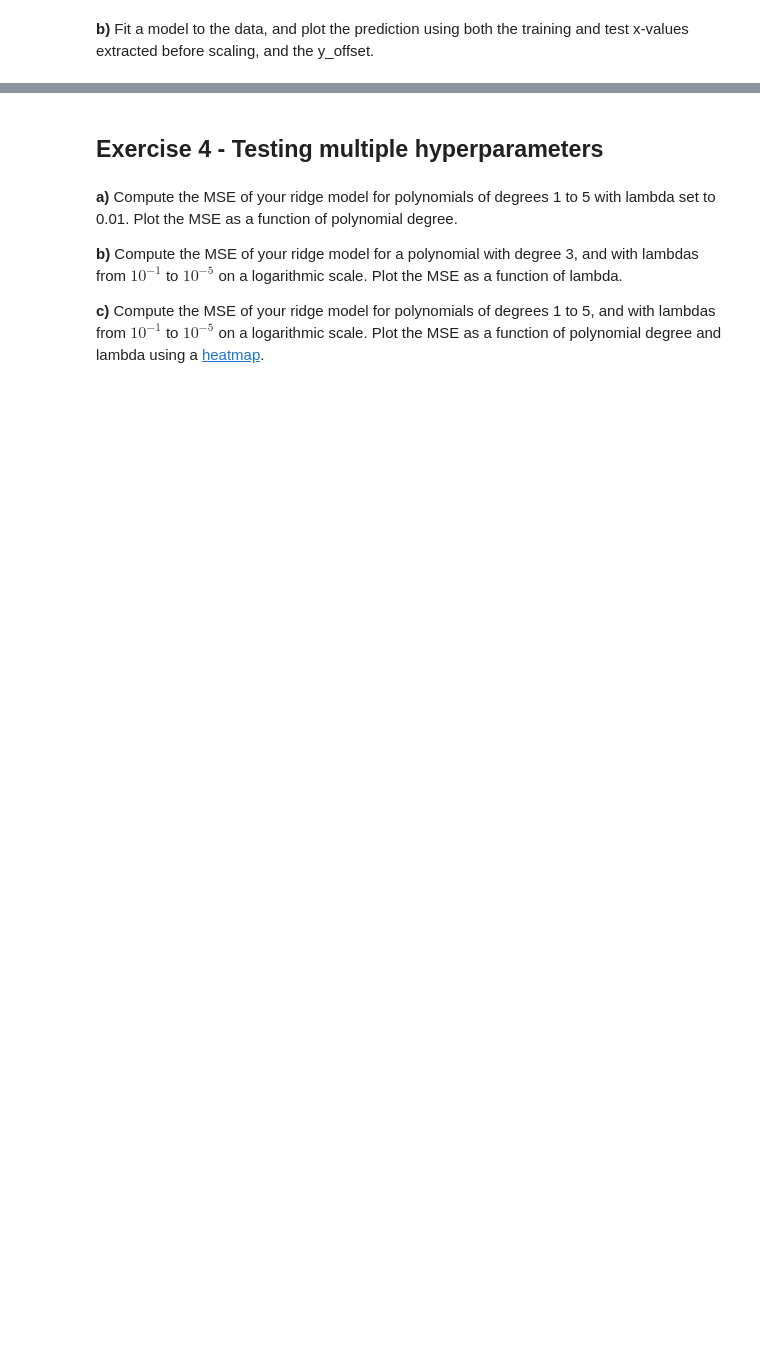
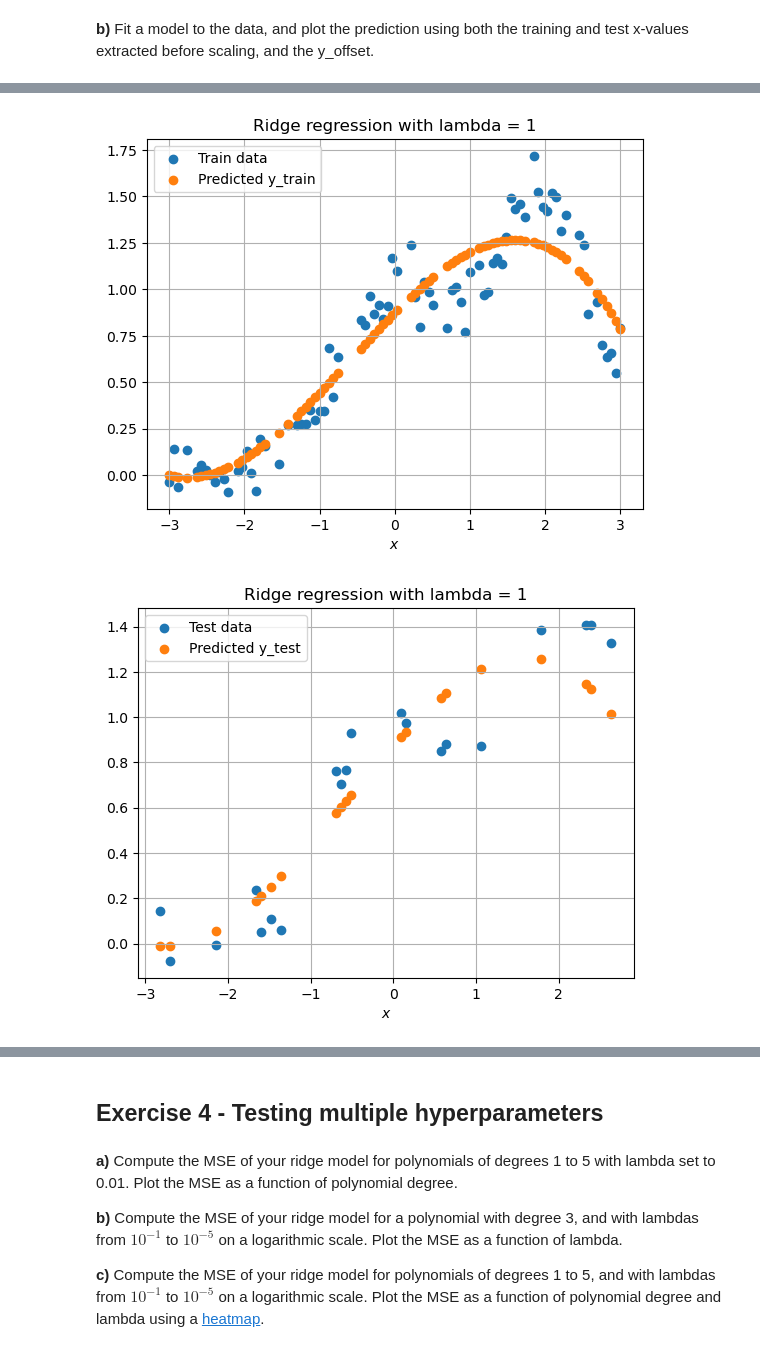
Before and after one commit to johnmagj/FYS-STK4155, a Jupyter notebook: Week36/exercises_week36.ipynb, the cells around one changed output, grey strips where cells are left out. Cells and saved outputs as stored; diff of their text form; code cells hidden in the pictures; blank space fills up the shorter version.

```diff
--- a/Week36/exercises_week36.ipynb
+++ b/Week36/exercises_week36.ipynb
@@ -157,3 +186,24 @@ plt.close()
+# %%
+plt.scatter(x_train, y_train, label="Train data")
+plt.scatter(x_train, X_train_s @ beta_s + y_offset, label="Predicted y_train")
+plt.legend()
+plt.grid()
+plt.xlabel(r"$x$")
+plt.title(f"Ridge regression with lambda = {ridge_lambda}")
+plt.show()
+plt.close()
+
+plt.scatter(x_test, y_test, label="Test data")
+plt.scatter(x_test, X_test_s @ beta_s + y_offset, label="Predicted y_test")
+plt.legend()
+plt.grid()
+plt.xlabel(r"$x$")
+plt.title(f"Ridge regression with lambda = {ridge_lambda}")
+plt.show()
+plt.close()
+# %% [output]
+[figure, added]
+[figure, added]
 # %%
 #Compare with standard use of OLS on X_test
 from sklearn.preprocessing import PolynomialFeatures # use the fit_transform method of the created object!
```
Also changed, not shown: parts of 8 cells of this notebook.
